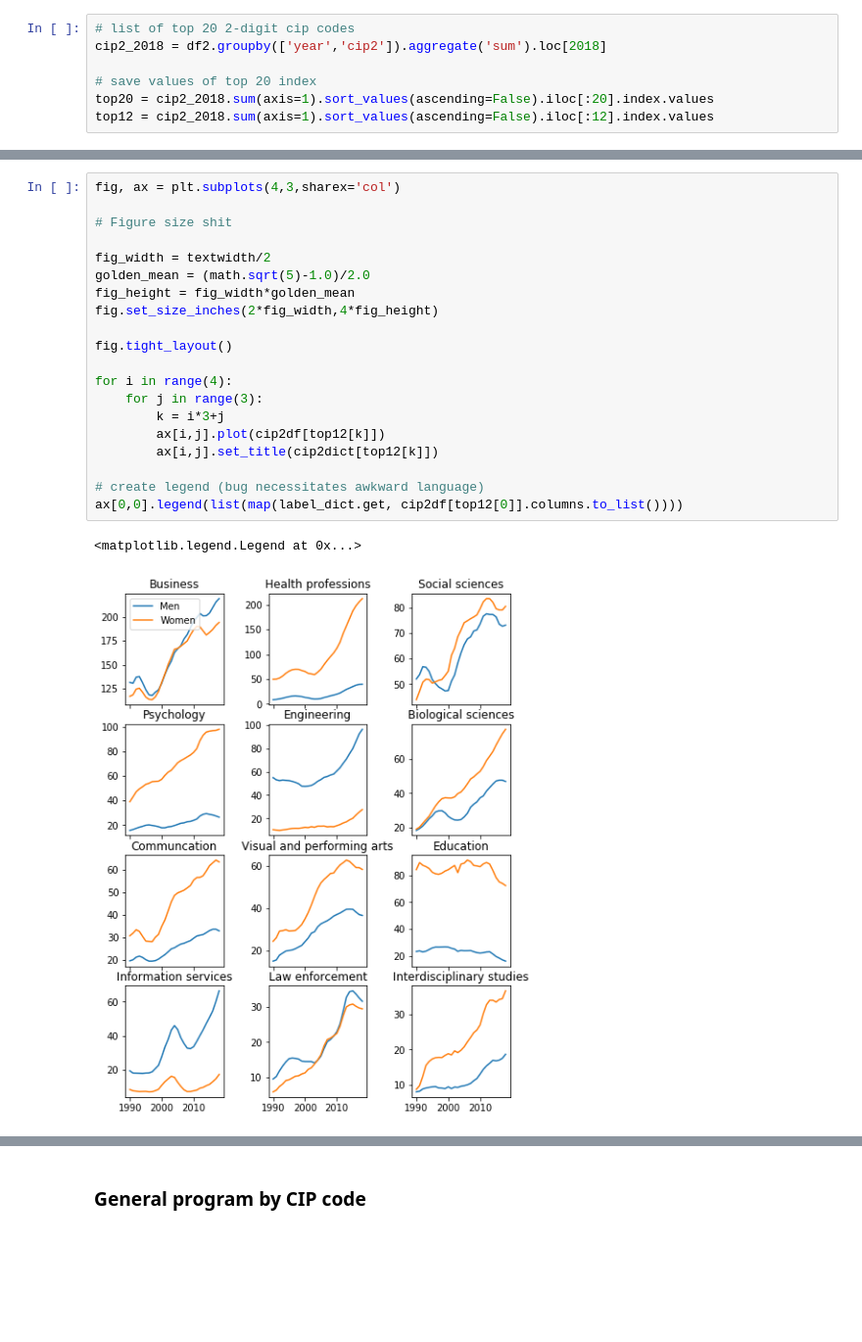
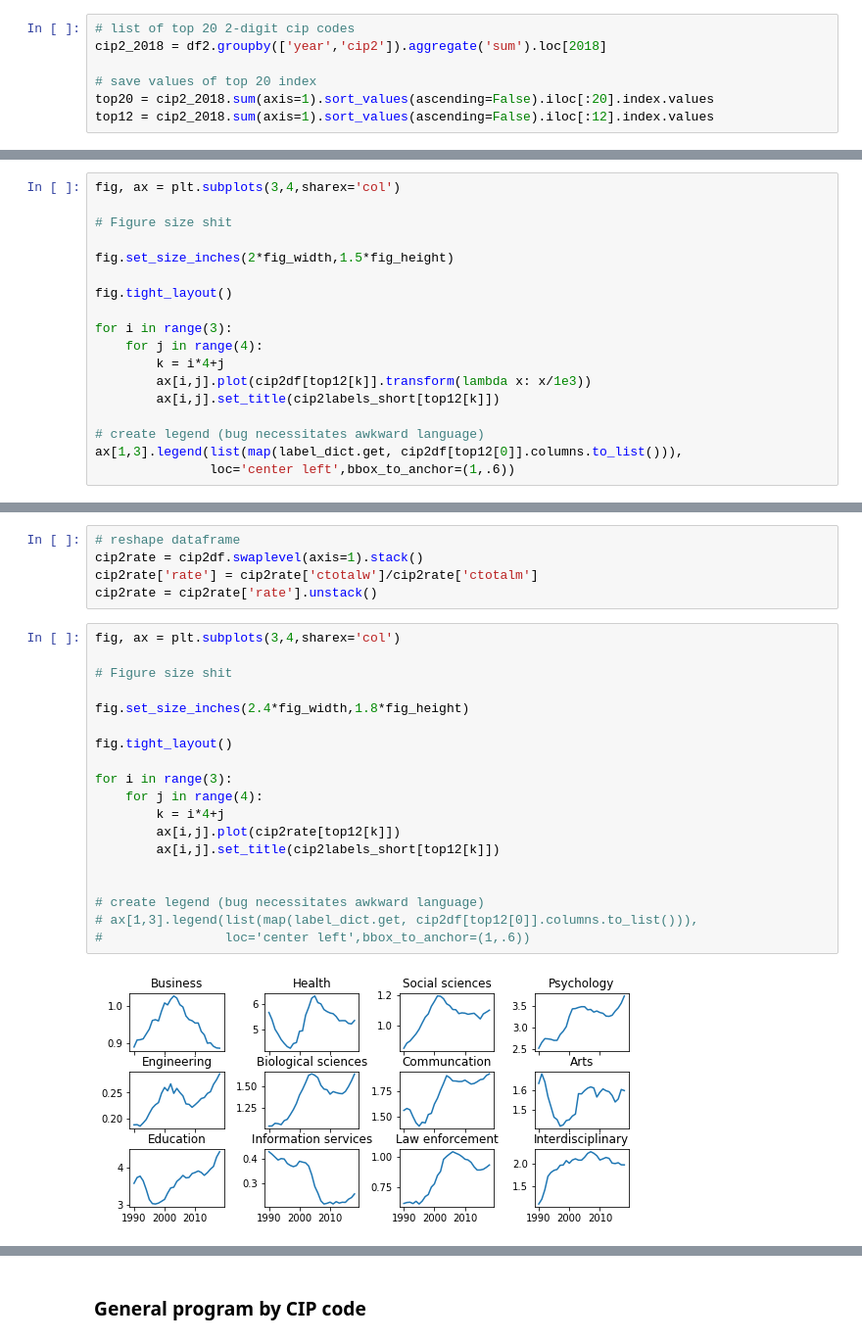
Before and after one commit to tara-sullivan/hcs, a Jupyter notebook: code/ipeds/ipeds_trends.ipynb, the cells around one changed output, grey strips where cells are left out. Shown at 98% size. Drawn from its saved outputs; the diff is of its cells as text; blank space fills up the shorter version.

```diff
--- a/code/ipeds/ipeds_trends.ipynb
+++ b/code/ipeds/ipeds_trends.ipynb
@@ -163,0 +185,18 @@ cip2df = cip2df/1e3
+# %%
+fig, ax = plt.subplots(3,4,sharex='col')
+
+# Figure size shit
+
+fig.set_size_inches(2*fig_width,1.5*fig_height)
+
+fig.tight_layout()
+
+for i in range(3):
+    for j in range(4):
+        k = i*4+j
+        ax[i,j].plot(cip2df[top12[k]].transform(lambda x: x/1e3))
+        ax[i,j].set_title(cip2labels_short[top12[k]])
+
+# create legend (bug necessitates awkward language)
+ax[1,3].legend(list(map(label_dict.get, cip2df[top12[0]].columns.to_list())),
+               loc='center left',bbox_to_anchor=(1,.6))
@@ -164,23 +206,26 @@ cip2df = cip2df/1e3
+# %%
+# reshape dataframe
+cip2rate = cip2df.swaplevel(axis=1).stack()
+cip2rate['rate'] = cip2rate['ctotalw']/cip2rate['ctotalm']
+cip2rate = cip2rate['rate'].unstack()
 # %%
-fig, ax = plt.subplots(4,3,sharex='col')
+fig, ax = plt.subplots(3,4,sharex='col')
 
 # Figure size shit
 
-fig_width = textwidth/2
-golden_mean = (math.sqrt(5)-1.0)/2.0
-fig_height = fig_width*golden_mean
-fig.set_size_inches(2*fig_width,4*fig_height)
+fig.set_size_inches(2.4*fig_width,1.8*fig_height)
 
 fig.tight_layout()
 
-for i in range(4):
-    for j in range(3):
-        k = i*3+j
-        ax[i,j].plot(cip2df[top12[k]])
-        ax[i,j].set_title(cip2dict[top12[k]])
+for i in range(3):
+    for j in range(4):
+        k = i*4+j
+        ax[i,j].plot(cip2rate[top12[k]])
+        ax[i,j].set_title(cip2labels_short[top12[k]])
+
 
 # create legend (bug necessitates awkward language)
-ax[0,0].legend(list(map(label_dict.get, cip2df[top12[0]].columns.to_list())))
+# ax[1,3].legend(list(map(label_dict.get, cip2df[top12[0]].columns.to_list())),
+#                loc='center left',bbox_to_anchor=(1,.6))
 # %% [output]
-<matplotlib.legend.Legend at 0x...>
-[figure, old version]
+[figure, new version]
```
Also changed, not shown: parts of 30 cells of this notebook.
